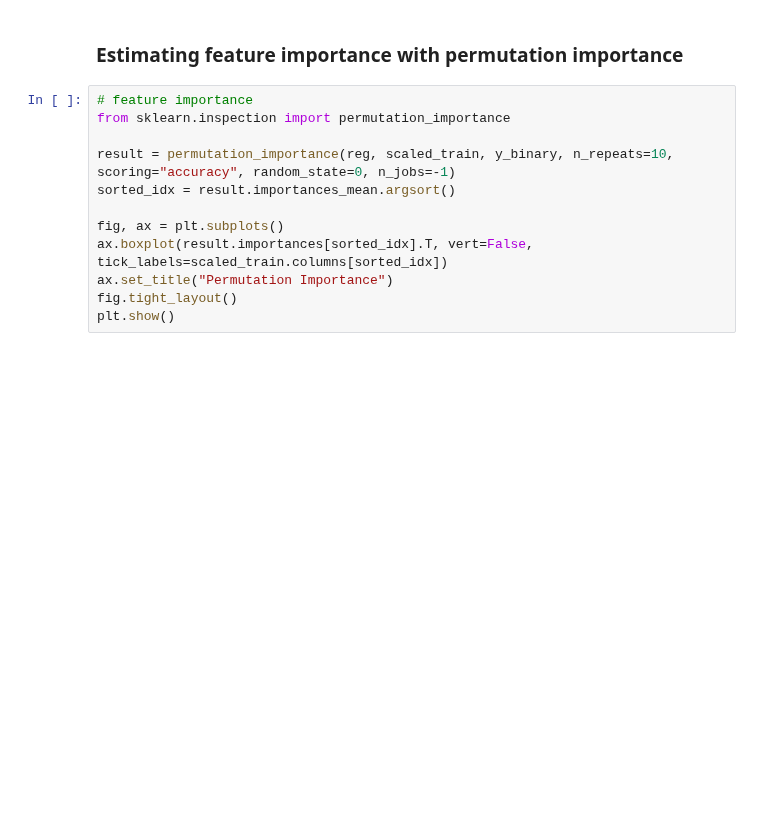
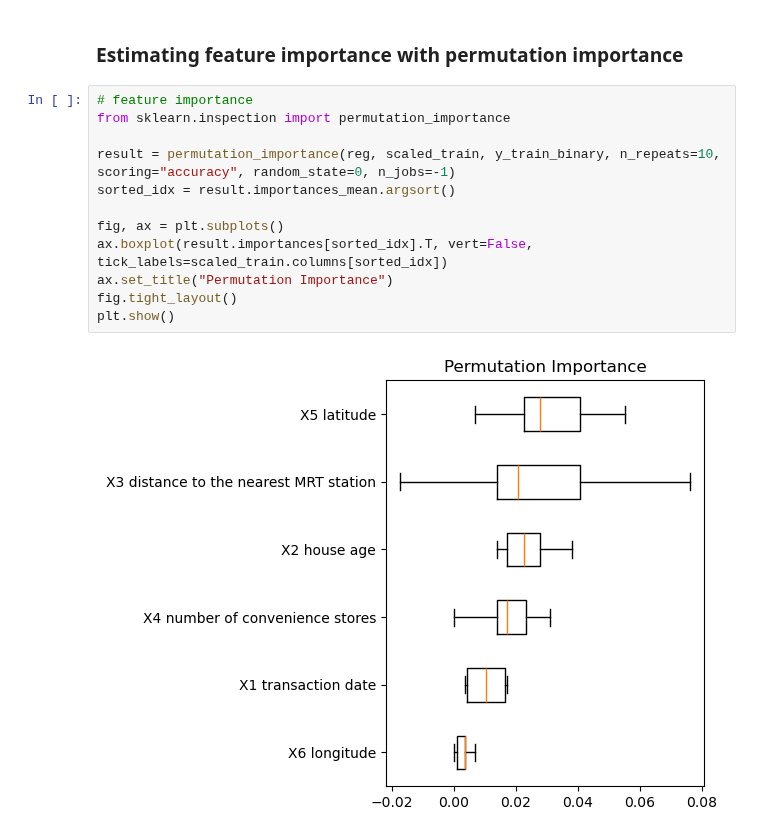
Before and after one commit to hinmiro/dataIsBeautifull_G2, a Jupyter notebook: assignments/linear_and_logistic_regression.ipynb, the cells around one changed output. Drawn from its saved outputs; the diff is of its cells as text; blank space fills up the shorter version.

```diff
--- a/assignments/linear_and_logistic_regression.ipynb
+++ b/assignments/linear_and_logistic_regression.ipynb
@@ -202,12 +223,14 @@ plt.show()
 # %%
 # feature importance
 from sklearn.inspection import permutation_importance
 
-result = permutation_importance(reg, scaled_train, y_binary, n_repeats=10, scoring="accuracy", random_state=0, n_jobs=-1)
+result = permutation_importance(reg, scaled_train, y_train_binary, n_repeats=10, scoring="accuracy", random_state=0, n_jobs=-1)
 sorted_idx = result.importances_mean.argsort()
 
 fig, ax = plt.subplots()
 ax.boxplot(result.importances[sorted_idx].T, vert=False, tick_labels=scaled_train.columns[sorted_idx])
 ax.set_title("Permutation Importance")
 fig.tight_layout()
 plt.show()
+# %% [output]
+[figure, added]
```
Also changed, not shown: parts of 7 cells of this notebook.
